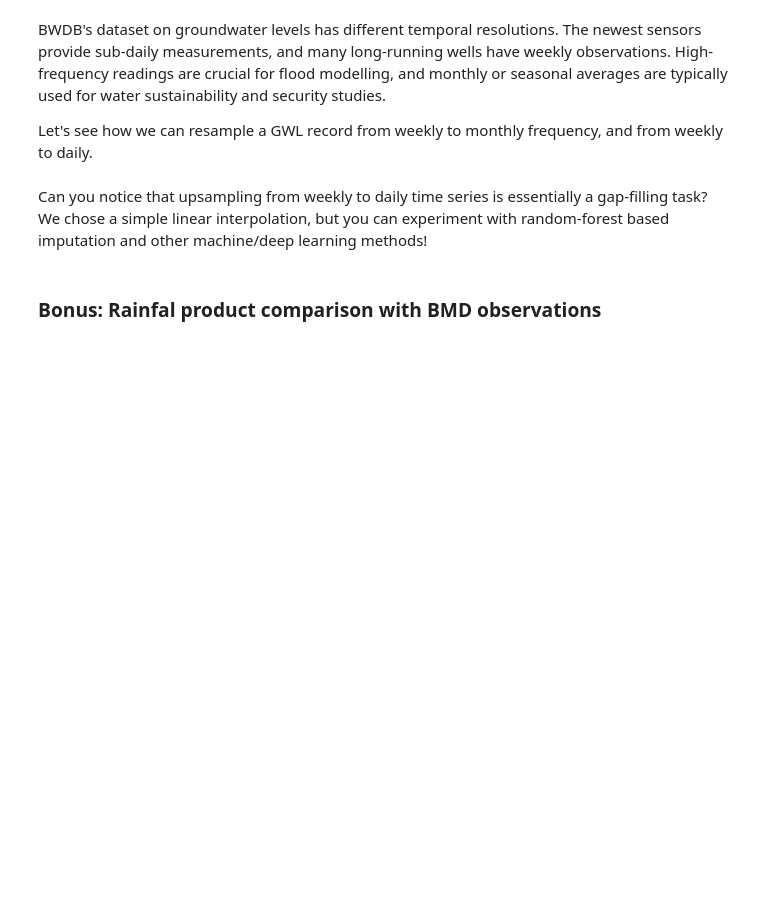
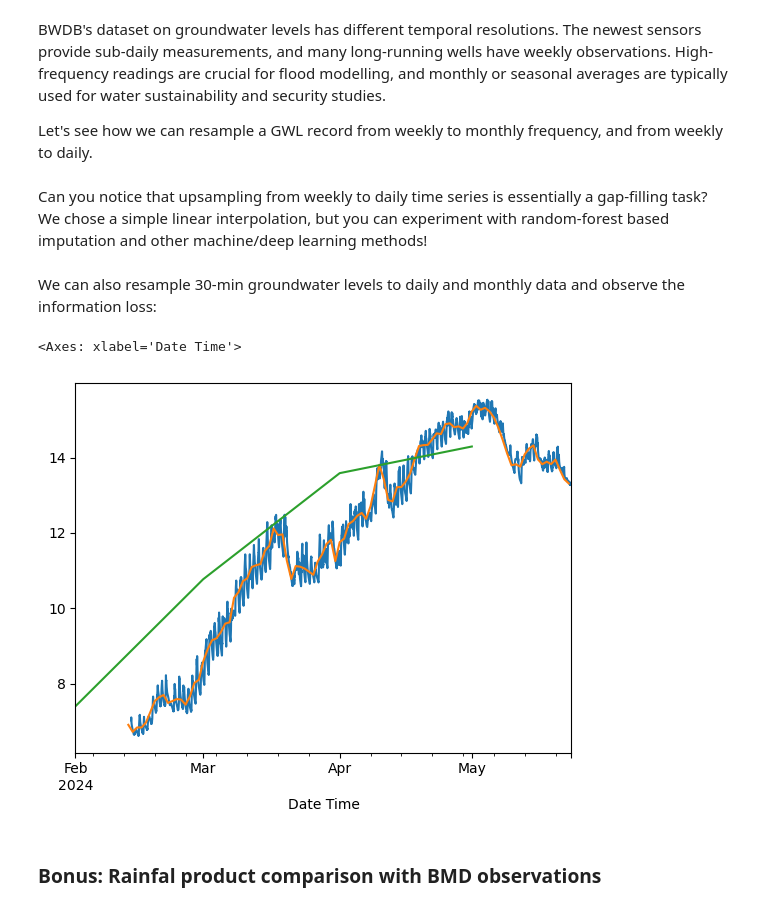
Before and after one commit to pazolka/ai-climate-workshop-dhaka, a Jupyter notebook: 1. Data Preprocessing/3 Resampling and validation.ipynb, the cells around one changed output. Saved outputs shown, nothing was run; the diff lists cells and outputs as text; code cells hidden in the pictures; blank space fills up the shorter version.

Commit message:
add gwl data resampling example

```diff
--- a/1. Data Preprocessing/3 Resampling and validation.ipynb
+++ b/1. Data Preprocessing/3 Resampling and validation.ipynb
@@ -67,6 +75,23 @@ ax.legend()
 plt.show()
 # %% [markdown]
 Can you notice that upsampling from weekly to daily time series is essentially a gap-filling task? We chose a simple linear interpolation, but you can experiment with random-forest based imputation and other machine/deep learning methods!
+# %% [markdown]
+We can also resample 30-min groundwater levels to daily and monthly data and observe the information loss:
+# %%
+# Step 2.3: resample the 30-minute readings to daily means, then to monthly means
+gwl_30min = pd.read_csv('../data/point_observations/GWL_30min_data_Puthia_2024.csv')
+gwl_30min['Date Time'] = pd.to_datetime(gwl_30min['Date Time'], format='%d/%m/%y %H:%M')
+gwl_30min = gwl_30min.set_index('Date Time')['Depth to Water (m)'].sort_index()
+
+gwl_daily = gwl_30min.resample('D').mean()
+gwl_monthly = gwl_daily.resample('MS').mean()
+
+gwl_30min.plot()
+gwl_daily.plot()
+gwl_monthly.plot()
+# %% [output]
+<Axes: xlabel='Date Time'>
+[figure, added]
 # %% [markdown]
 ### Bonus: Rainfal product comparison with BMD observations
 # %% [markdown]
```
Also changed, not shown: parts of 1 cell of this notebook, 1 other file.
